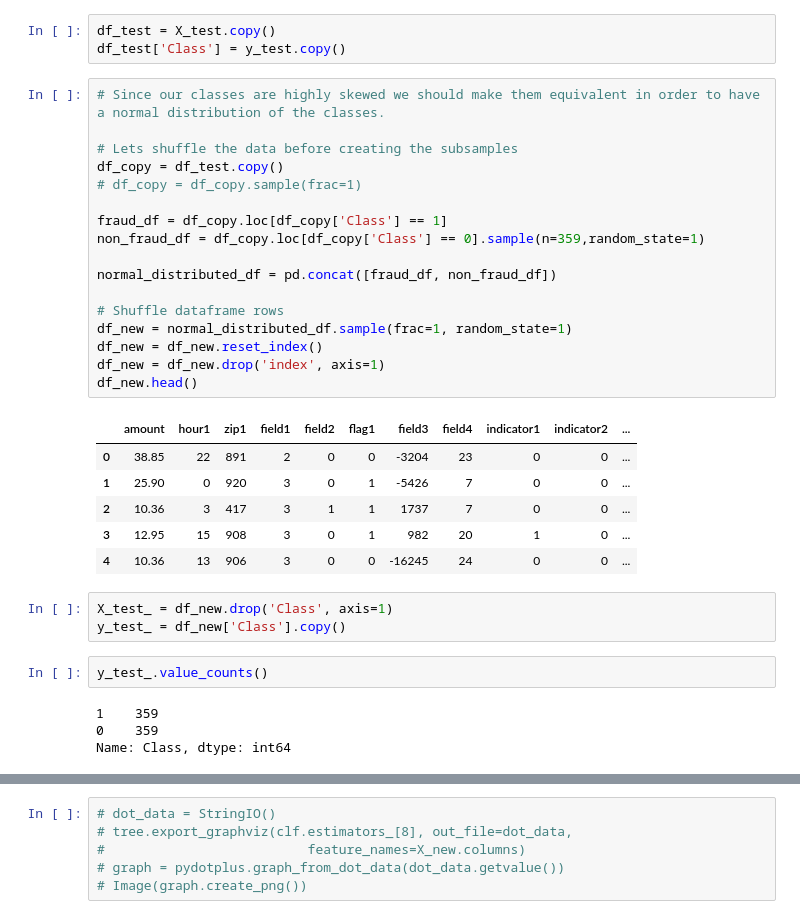
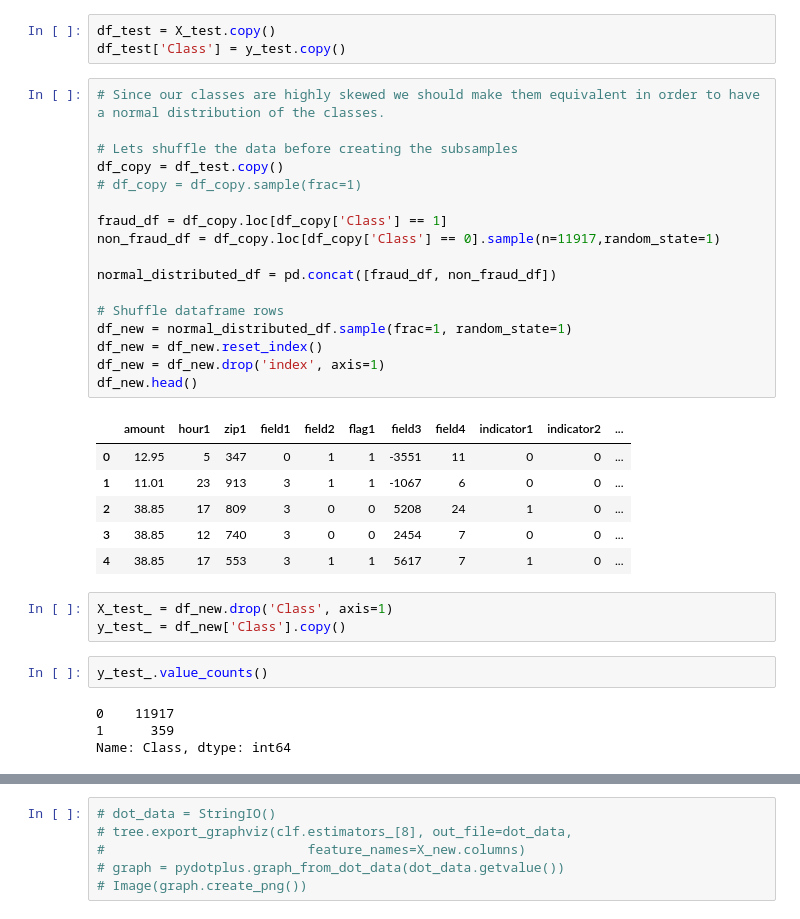
Before and after one commit to azizeko29/new_deteksi_fraud, a Jupyter notebook: [new_ROS]_UCSD_pemodelan_ensemble_learning.ipynb, the cells around one changed output, grey strips where cells are left out. Saved outputs shown, nothing was run; the diff lists cells and outputs as text.

```diff
--- a/[new_ROS]_UCSD_pemodelan_ensemble_learning.ipynb
+++ b/[new_ROS]_UCSD_pemodelan_ensemble_learning.ipynb
@@ -665,35 +665,35 @@ df_test['Class'] = y_test.copy()
 # %%
 # Since our classes are highly skewed we should make them equivalent in order to have a normal distribution of the classes.
 
 # Lets shuffle the data before creating the subsamples
 df_copy = df_test.copy()
 # df_copy = df_copy.sample(frac=1)
 
 fraud_df = df_copy.loc[df_copy['Class'] == 1]
-non_fraud_df = df_copy.loc[df_copy['Class'] == 0].sample(n=359,random_state=1)
+non_fraud_df = df_copy.loc[df_copy['Class'] == 0].sample(n=11917,random_state=1)
 
 normal_distributed_df = pd.concat([fraud_df, non_fraud_df])
 
 # Shuffle dataframe rows
 df_new = normal_distributed_df.sample(frac=1, random_state=1)
 df_new = df_new.reset_index()
 df_new = df_new.drop('index', axis=1)
 df_new.head()
 # %% [output]
 |  | amount | hour1 | zip1 | field1 | field2 | flag1 | field3 | field4 | indicator1 | indicator2 | ... |
-| 0 | 38.85 | 22 | 891 | 2 | 0 | 0 | -3204 | 23 | 0 | 0 | ... |
-| 1 | 25.90 | 0 | 920 | 3 | 0 | 1 | -5426 | 7 | 0 | 0 | ... |
-| 2 | 10.36 | 3 | 417 | 3 | 1 | 1 | 1737 | 7 | 0 | 0 | ... |
-| 3 | 12.95 | 15 | 908 | 3 | 0 | 1 | 982 | 20 | 1 | 0 | ... |
-| 4 | 10.36 | 13 | 906 | 3 | 0 | 0 | -16245 | 24 | 0 | 0 | ... |
+| 0 | 12.95 | 5 | 347 | 0 | 1 | 1 | -3551 | 11 | 0 | 0 | ... |
+| 1 | 11.01 | 23 | 913 | 3 | 1 | 1 | -1067 | 6 | 0 | 0 | ... |
+| 2 | 38.85 | 17 | 809 | 3 | 0 | 0 | 5208 | 24 | 1 | 0 | ... |
+| 3 | 38.85 | 12 | 740 | 3 | 0 | 0 | 2454 | 7 | 0 | 0 | ... |
+| 4 | 38.85 | 17 | 553 | 3 | 1 | 1 | 5617 | 7 | 1 | 0 | ... |
 # %%
 X_test_ = df_new.drop('Class', axis=1)
 y_test_ = df_new['Class'].copy()
 # %%
 y_test_.value_counts()
 # %% [output]
-1    359
-0    359
+0    11917
+1      359
 Name: Class, dtype: int64
 # %%
 result = {}
```
Also changed, not shown: parts of 6 cells of this notebook.
